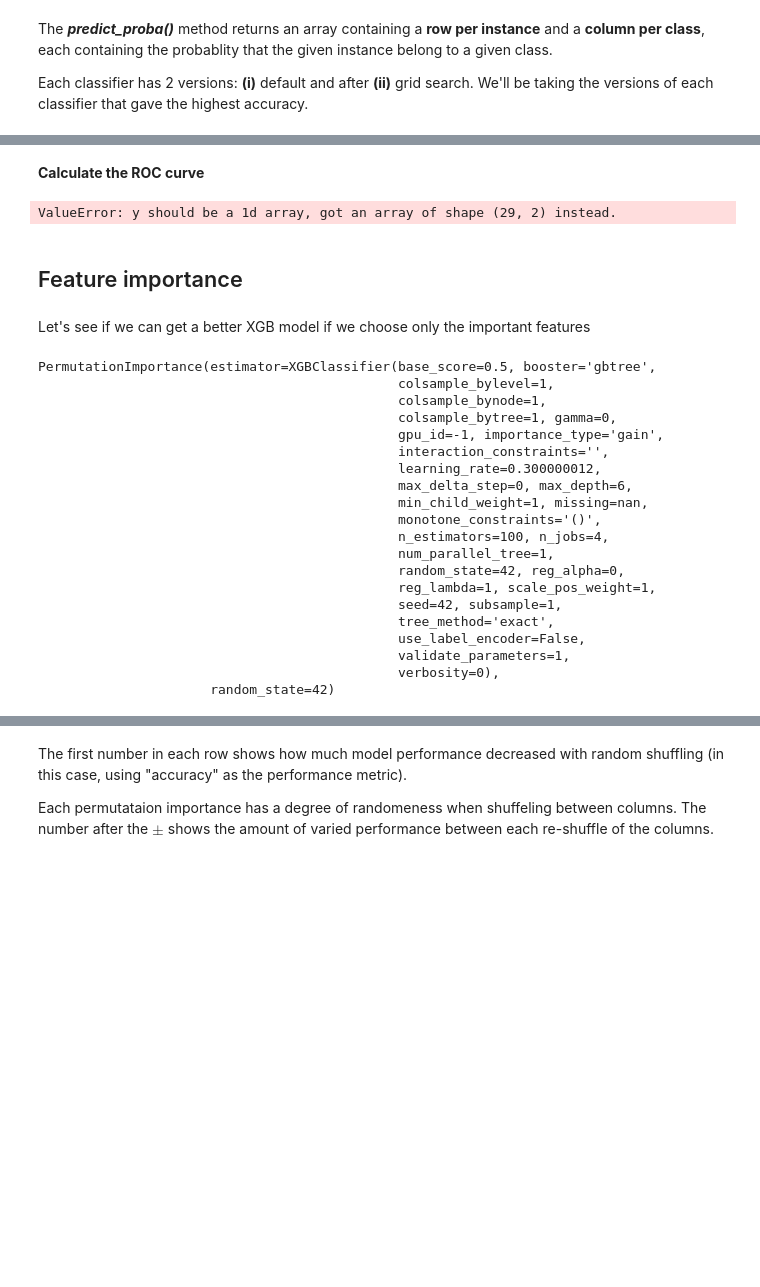
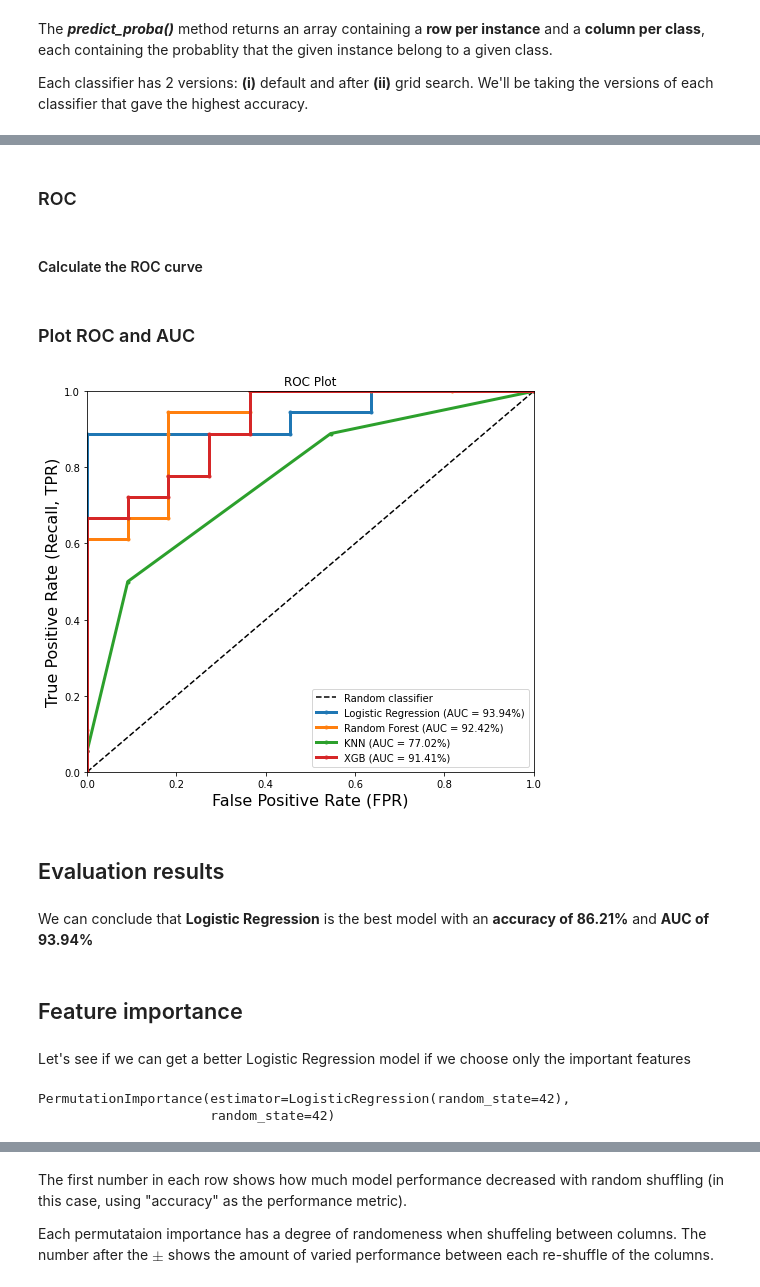
Before and after one commit to MarkJasonE/MentalHealthInTech, a Jupyter notebook: Mental Health In Tech - OSMI 2020.ipynb, the cells around one changed output, grey strips where cells are left out. Drawn from its saved outputs; the diff is of its cells as text; code cells hidden in the pictures; blank space fills up the shorter version.

```diff
--- a/Mental Health In Tech - OSMI 2020.ipynb
+++ b/Mental Health In Tech - OSMI 2020.ipynb
@@ -1493,10 +1464,10 @@ The ***predict_proba()*** method returns an array containing a **row per instanc
 Each classifier has 2 versions: **(i)** default and after **(ii)** grid search. We'll be taking the versions of each classifier that gave the highest accuracy.
 # %%
 #Logistic Regression
-logr_prob = logr_clf.predict_proba(X_test)
+logr_prob = logr_clf.predict_proba(X_test)[:,1]
 #Random Forest
-rnd_prob = rnd_clf.predict_proba(X_test)
+rnd_prob = rnd_clf.predict_proba(X_test)[:,1]
 #KNN
-knn_prob = knn_clf2.predict_proba(X_test)
+knn_prob = knn_clf2.predict_proba(X_test)[:,1]
 #XGBoost
-xgb_prob = xgb_clf.predict_proba(X_test)
+xgb_prob = xgb_clf.predict_proba(X_test)[:,1]
@@ -1503,43 +1478,47 @@ xgb_prob = xgb_clf.predict_proba(X_test)
+# %%
+logr_auc = roc_auc_score(y_test, logr_prob)
+rnd_auc = roc_auc_score(y_test, rnd_prob)
+knn_auc = roc_auc_score(y_test, knn_prob)
+xgb_auc = roc_auc_score(y_test, xgb_prob)
+# %% [markdown]
+### ROC
 # %% [markdown]
-**Calculate the ROC curve**
+#### Calculate the ROC curve
 # %%
-#Logistic Regression
-logr_tpr, logr_fpr = roc_curve(y_test, logr_prob)
-#Random Forest
-rnd_tpr, rnd_fpr = roc_curve(y_test, rnd_prob)
-#KNN
-knn_tpr, knn_fpr = roc_curve(y_test, knn_prob)
-#XGBoost
-xgb_tpr, xgb_fpr = roc_curve(y_test, xgb_prob)
+logr_fpr, logr_tpr, threshold = roc_curve(y_test, logr_prob)
+rnd_fpr, rnd_tpr, threshold = roc_curve(y_test, rnd_prob)
+knn_fpr, knn_tpr, threshold = roc_curve(y_test, knn_prob)
+xgb_fpr, xgb_tpr, threshold = roc_curve(y_test, xgb_prob)
-# %% [output]
-ValueError: y should be a 1d array, got an array of shape (29, 2) instead.
+# %% [markdown]
+### Plot ROC and AUC
+# %%
+plt.figure(figsize=(8, 7))
+plt.plot([0, 1], [0, 1], "k--", label="Random classifier")
+plt.plot(logr_fpr, logr_tpr, marker=".", linewidth=3, label="Logistic Regression (AUC = {:.2f}%)".format(logr_auc*100))
+plt.plot(rnd_fpr, rnd_tpr, marker=".", linewidth=3, label="Random Forest (AUC = {:.2f}%)".format(rnd_auc*100))
+plt.plot(knn_fpr, knn_tpr, marker=".", linewidth=3, label="KNN (AUC = {:.2f}%)".format(knn_auc*100))
+plt.plot(xgb_fpr, xgb_tpr, marker=".", linewidth=3, label="XGB (AUC = {:.2f}%)".format(xgb_auc*100))
+plt.title("ROC Plot")
+plt.xlabel("False Positive Rate (FPR)", fontsize=16)
+plt.ylabel("True Positive Rate (Recall, TPR)", fontsize=16)
+plt.axis([0, 1, 0, 1])
+plt.legend()
+plt.show()
+# %% [output]
+[figure, added]
+# %% [markdown]
+## Evaluation results
+# %% [markdown]
+We can conclude that **Logistic Regression** is the best model with an **accuracy of 86.21%** and **AUC of 93.94%**
 # %% [markdown]
 ## Feature importance
 # %% [markdown]
-Let's see if we can get a better XGB model if we choose only the important features
+Let's see if we can get a better Logistic Regression model if we choose only the important features
 # %%
-permut_importanace = PermutationImportance(xgb_clf, random_state=42)
+permut_importanace = PermutationImportance(logr_clf, random_state=42)
 permut_importanace.fit(X_test, y_test)
 # %% [output]
-PermutationImportance(estimator=XGBClassifier(base_score=0.5, booster='gbtree',
-                                              colsample_bylevel=1,
-                                              colsample_bynode=1,
-                                              colsample_bytree=1, gamma=0,
-                                              gpu_id=-1, importance_type='gain',
-                                              interaction_constraints='',
-                                              learning_rate=0.300000012,
-                                              max_delta_step=0, max_depth=6,
-                                              min_child_weight=1, missing=nan,
-                                              monotone_constraints='()',
-                                              n_estimators=100, n_jobs=4,
-                                              num_parallel_tree=1,
-                                              random_state=42, reg_alpha=0,
-                                              reg_lambda=1, scale_pos_weight=1,
-                                              seed=42, subsample=1,
-                                              tree_method='exact',
-                                              use_label_encoder=False,
-                                              validate_parameters=1,
-                                              verbosity=0),
+PermutationImportance(estimator=LogisticRegression(random_state=42),
                       random_state=42)
 # %%
 eli5.show_weights(permut_importanace, feature_names=X_test.columns.tolist())
```
Also changed, not shown: parts of 27 cells of this notebook.
